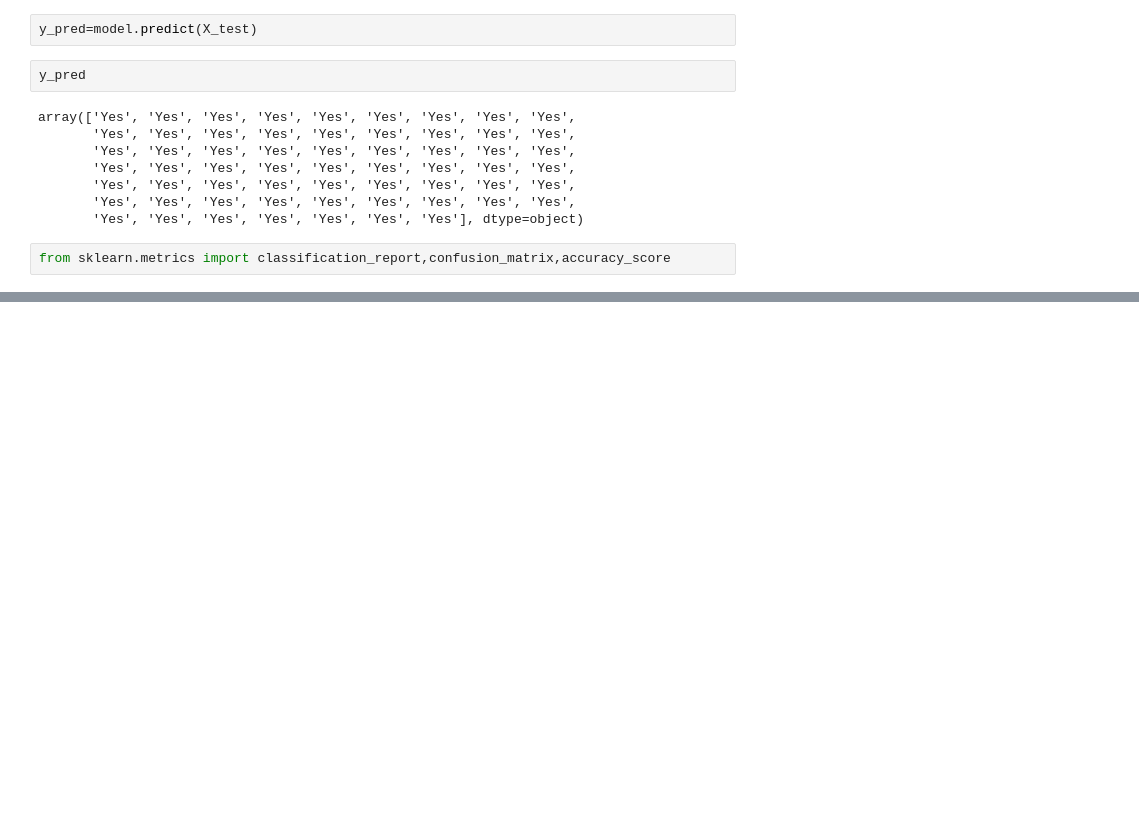
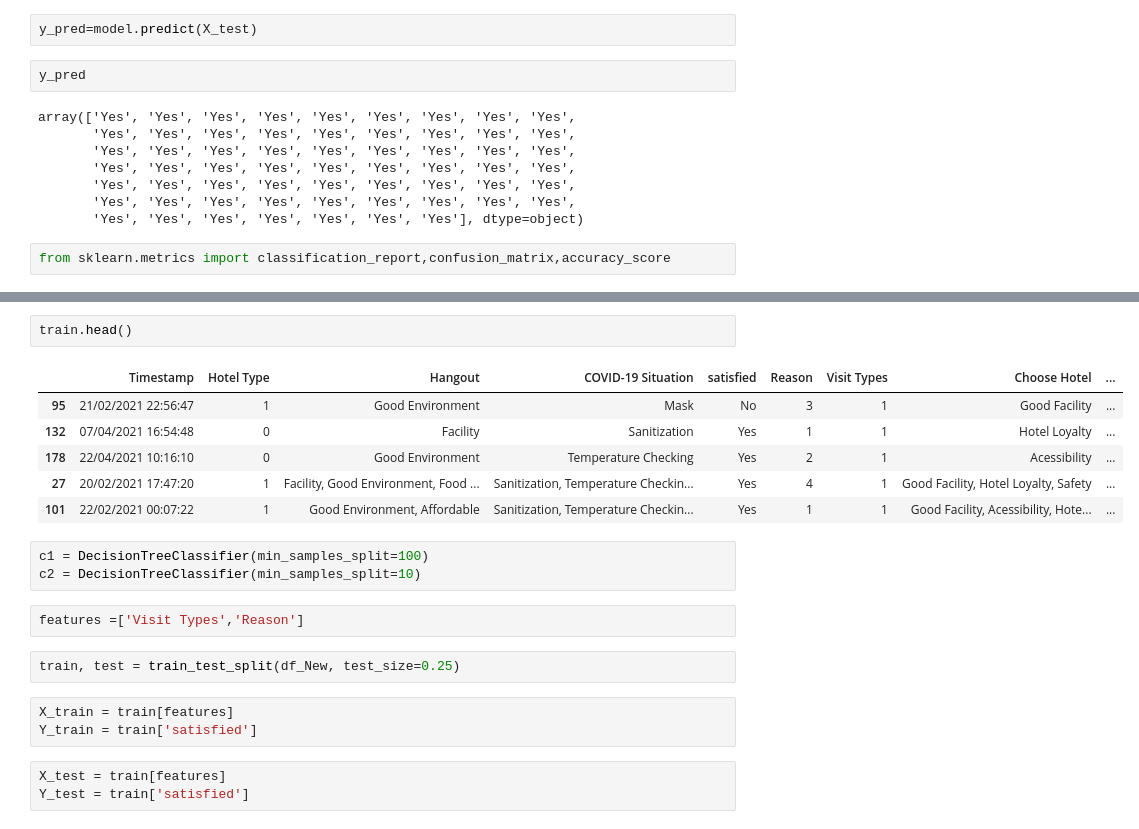
Before and after one commit to SiddiquiZoya787/Hotel-Booking-Demand, a Jupyter notebook: City Hotel and Resort Hotel.ipynb, the cells around one changed output, grey strips where cells are left out. Drawn from its saved outputs; the diff is of its cells as text; blank space fills up the shorter version.

```diff
--- a/City Hotel and Resort Hotel.ipynb
+++ b/City Hotel and Resort Hotel.ipynb
@@ -574,0 +605,22 @@ weighted avg       0.94      0.97      0.95        61
+# %%
+train.head()
+# %% [output]
+|  | Timestamp | Hotel Type | Hangout | COVID-19 Situation | satisfied | Reason | Visit Types | Choose Hotel | ... |
+| 95 | 21/02/2021 22:56:47 | 1 | Good Environment | Mask | No | 3 | 1 | Good Facility | ... |
+| 132 | 07/04/2021 16:54:48 | 0 | Facility | Sanitization | Yes | 1 | 1 | Hotel Loyalty | ... |
+| 178 | 22/04/2021 10:16:10 | 0 | Good Environment | Temperature Checking | Yes | 2 | 1 | Acessibility | ... |
+| 27 | 20/02/2021 17:47:20 | 1 | Facility, Good Environment, Food ... | Sanitization, Temperature Checkin... | Yes | 4 | 1 | Good Facility, Hotel Loyalty, Safety | ... |
+| 101 | 22/02/2021 00:07:22 | 1 | Good Environment, Affordable | Sanitization, Temperature Checkin... | Yes | 1 | 1 | Good Facility, Acessibility, Hote... | ... |
+# %%
+c1 = DecisionTreeClassifier(min_samples_split=100)
+c2 = DecisionTreeClassifier(min_samples_split=10)
+# %%
+features =['Visit Types','Reason']
+# %%
+train, test = train_test_split(df_New, test_size=0.25)
+# %%
+X_train = train[features]
+Y_train = train['satisfied']
+# %%
+X_test = train[features]
+Y_test = train['satisfied']
```
Also changed, not shown: parts of 32 cells of this notebook.
